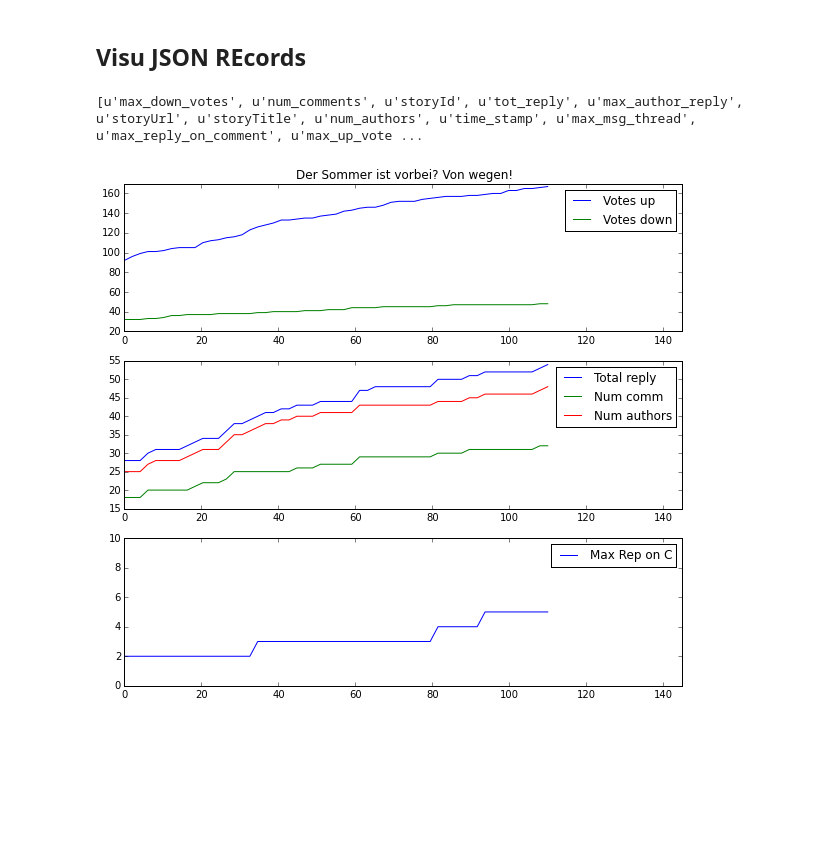
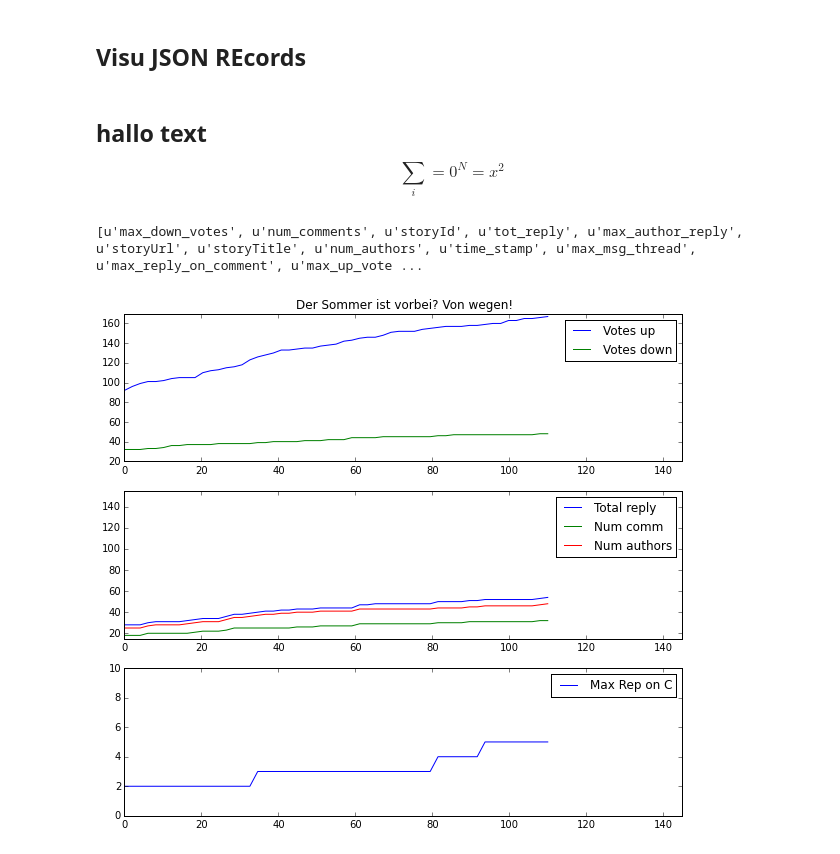
Before and after one commit to mgje/Python-Mathematik-Beispiele, a Jupyter notebook: Python-Notebooks/WebExperiments.ipynb, the cells around one changed output. Saved outputs shown, nothing was run; the diff lists cells and outputs as text; code cells hidden in the pictures; blank space fills up the shorter version.

```diff
--- a/Python-Notebooks/WebExperiments.ipynb
+++ b/Python-Notebooks/WebExperiments.ipynb
@@ -2741,12 +2741,21 @@ with open('my_dict.json','w') as f:
 [{'max_msg_thread': 162, 'storyUrl': 'http://www.20min.ch/schweiz/news/story/25774941', 'storyId': '25774941', 'storyTitle': u'Der wohl d\xfcmmste Fussball-Fan', 'max_reply_on_comment': 6, 'max_up_vot ...
 # %% [markdown]
 ## Visu JSON REcords
+# %% [markdown]
+## hallo text
+
+
+
+$$
+\sum_i=0^N = x^2
+$$
 # %%
 %matplotlib inline
 import matplotlib.pyplot as plt
 import numpy as np
 import json
 from pprint import pprint
+
 
 def assimilate_time_series(data):
     print data[0].keys()
@@ -2763,33 +2772,33 @@ with open('save_res.json') as data_file:
     data_json = json.load(data_file)
 
 pdata=assimilate_time_series(data_json)
 N = len(pdata['max_up_votes'])
 
 #pprint(assimilate_time_series(data_json))
 x = np.linspace(0, N*2, N)
 fig = plt.figure(figsize=(10, 9))
 
 plt.subplot(3, 1, 1)
 plt.axis([0, 2*N+35, 20,170])
 plt.plot(x, pdata['max_up_votes'],label='Votes up')
 plt.plot(x, pdata['max_down_votes'],label='Votes down')
 stitle = pdata['storyTitle']
 plt.title(stitle[0]);
 plt.legend()
 
 plt.subplot(3, 1, 2)
-plt.axis([0, 2*N+35, 15,55])
-plt.plot(x, pdata['tot_reply'],label='Total reply')
+plt.axis([0, 2*N+35, 15,155])
+plt.plot(x, pdata['tot_repbly'],label='Total reply')
 plt.plot(x, pdata['num_comments'],label='Num comm')
 plt.plot(x, pdata['num_authors'],label='Num authors')
 plt.legend()
 
 plt.subplot(3, 1, 3)
 plt.axis([0, 2*N+35, 0,10])
 plt.plot(x, pdata['max_reply_on_comment'],label='Max Rep on C')
 plt.legend()
 
 plt.show()
 # %% [output]
 [u'max_down_votes', u'num_comments', u'storyId', u'tot_reply', u'max_author_reply', u'storyUrl', u'storyTitle', u'num_authors', u'time_stamp', u'max_msg_thread', u'max_reply_on_comment', u'max_up_vote ...
-[figure, old version]
+[figure, new version]
```
Also changed, not shown: 4 other files.
